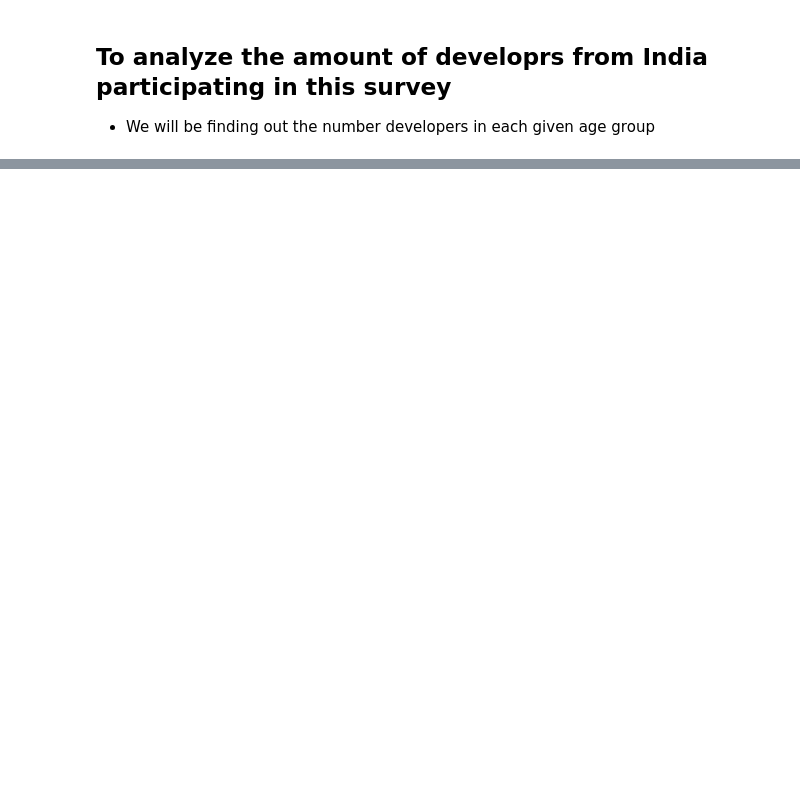
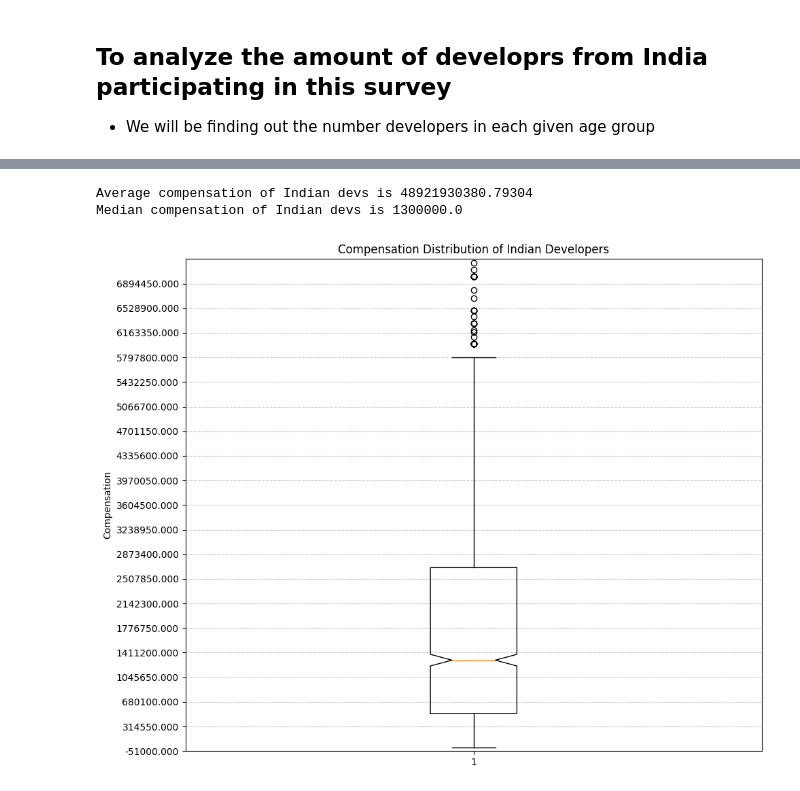
Before and after one commit to Kemphire/dav-project, a Jupyter notebook: main.ipynb, the cells around one changed output, grey strips where cells are left out. Cells and saved outputs as stored; diff of their text form; code cells hidden in the pictures; blank space fills up the shorter version.

```diff
--- a/main.ipynb
+++ b/main.ipynb
@@ -175,0 +270,48 @@ df.to_csv("/tmp/data_dav.csv")
+# %%
+average_comp = df.loc[~pd.isnull(df["CompTotal"])]["CompTotal"].mean()
+median_comp = df.loc[~pd.isnull(df["CompTotal"])]["CompTotal"].median()
+max_comp = df["CompTotal"].max()
+min_comp = df["CompTotal"].min()
+
+print(f"Average compensation of Indian devs is {average_comp}")
+print(f"Median compensation of Indian devs is {median_comp}")
+
+# Create figure w
+plt.figure(figsize=(10, 8))
+
+# Create boxplot
+boxplot = plt.boxplot(df.loc[~pd.isnull(df["CompTotal"])]["CompTotal"], notch=True, manage_ticks=True)
+
+q1 = df.loc[~pd.isnull(df["CompTotal"])]["CompTotal"].quantile(0.25)
+q3 = df.loc[~pd.isnull(df["CompTotal"])]["CompTotal"].quantile(0.75)
+iqr = q3 - q1
+
+# Set y-axis limits with some padding
+y_min = max(0, q1 - 1.5 * iqr) - q1/10 # i've just increased the y-axis in -ve dirction by seperating value from it
+y_max = q3 + 1.5 * iqr + q3/2
+
+plt.ylim(y_min, y_max)
+
+tick_values = np.arange(y_min, y_max, (y_max-y_min)/20)
+
+# convert the values to normal notation from scientific notation
+tick_labels = [f"{int(x):.3f}" for x in tick_values]
+
+# Create more ticks within the new range ad label
+plt.yticks(tick_values,tick_labels)
+
+# Add grid for better readability
+plt.grid(True, axis='y', linestyle='--', alpha=0.7)
+
+# Add labels and title
+plt.title("Compensation Distribution of Indian Developers")
+plt.ylabel("Compensation")
+
+# Adjust layout to prevent label cutoff
+plt.tight_layout()
+
+plt.show()
+# %% [output]
+Average compensation of Indian devs is 48921930380.79304
+Median compensation of Indian devs is 1300000.0
+[figure, added]
```
Also changed, not shown: parts of 15 cells of this notebook.
